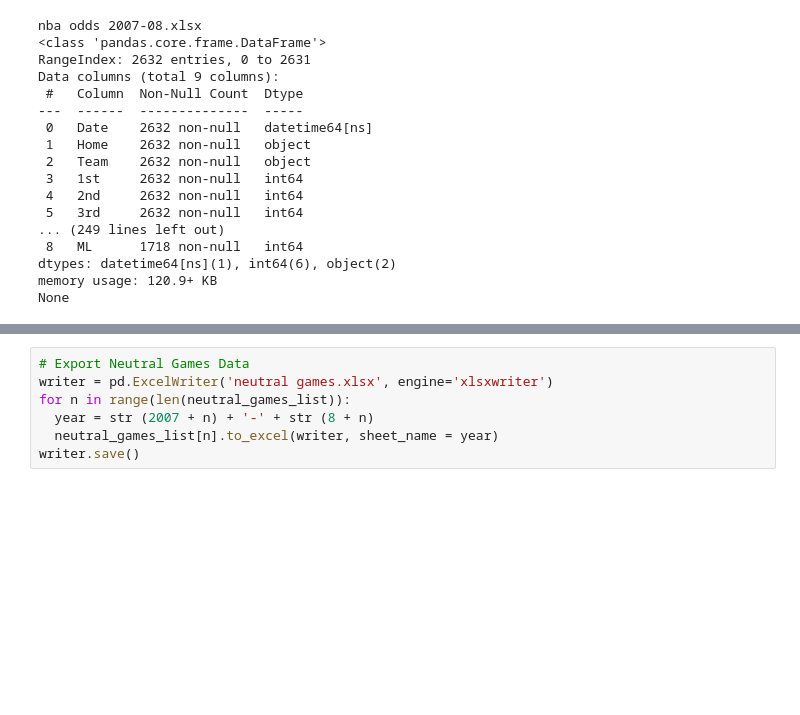
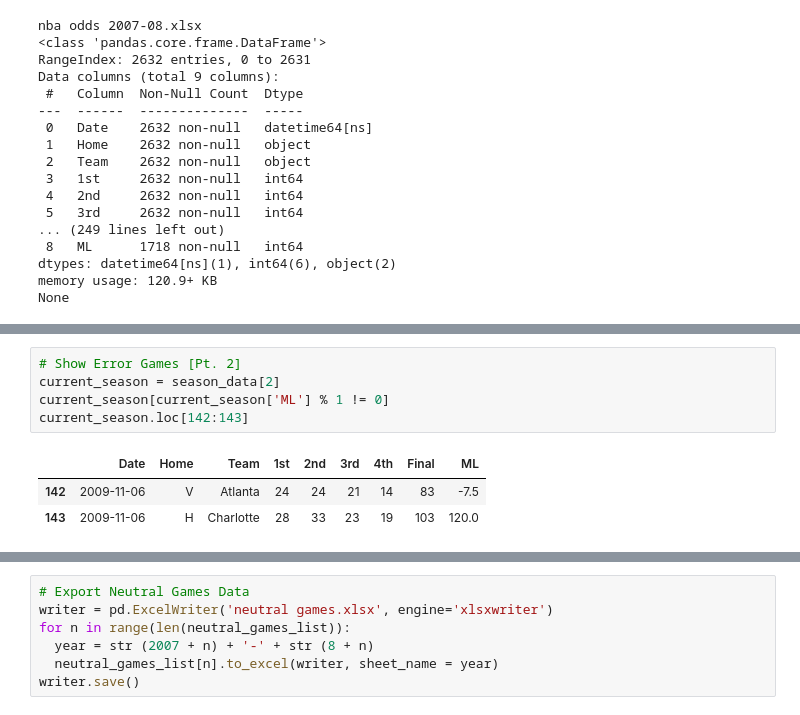
Before and after one commit to LMastro99/Sports-Betting-Module, a Jupyter notebook: season-data/cleaning/process/Season_Data_Cleaning.ipynb, the cells around one changed output, grey strips where cells are left out. Cells and saved outputs as stored; diff of their text form; blank space fills up the shorter version.

```diff
--- a/season-data/cleaning/process/Season_Data_Cleaning.ipynb
+++ b/season-data/cleaning/process/Season_Data_Cleaning.ipynb
@@ -140,0 +174,9 @@ None
+# %%
+# Show Error Games [Pt. 2]
+current_season = season_data[2]
+current_season[current_season['ML'] % 1 != 0]
+current_season.loc[142:143]
+# %% [output]
+|  | Date | Home | Team | 1st | 2nd | 3rd | 4th | Final | ML |
+| 142 | 2009-11-06 | V | Atlanta | 24 | 24 | 21 | 14 | 83 | -7.5 |
+| 143 | 2009-11-06 | H | Charlotte | 28 | 33 | 23 | 19 | 103 | 120.0 |
```
Also changed, not shown: parts of 11 cells of this notebook.
